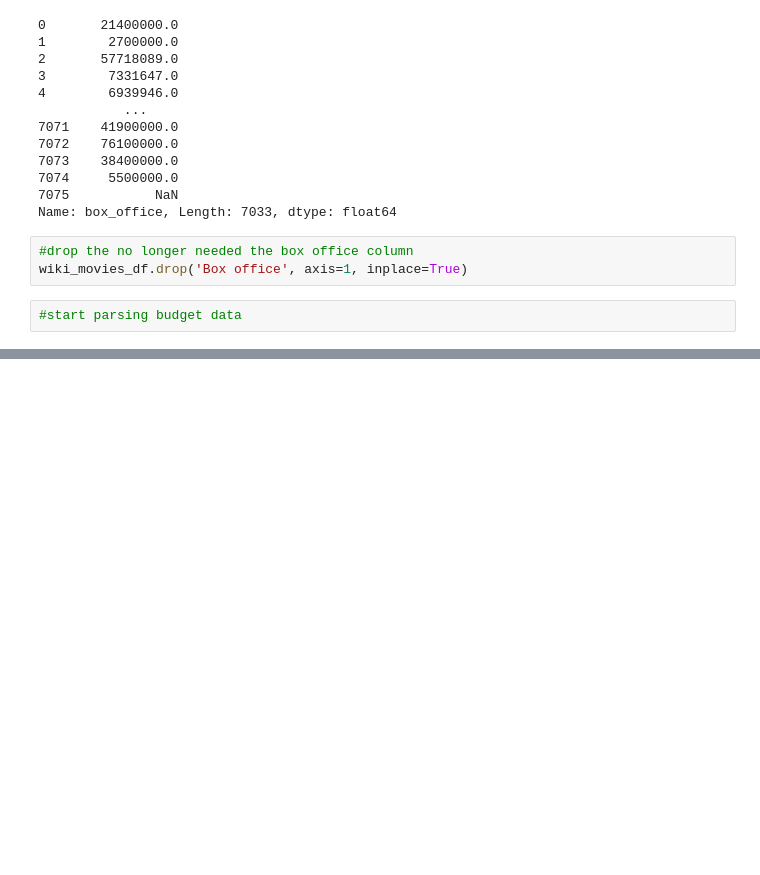
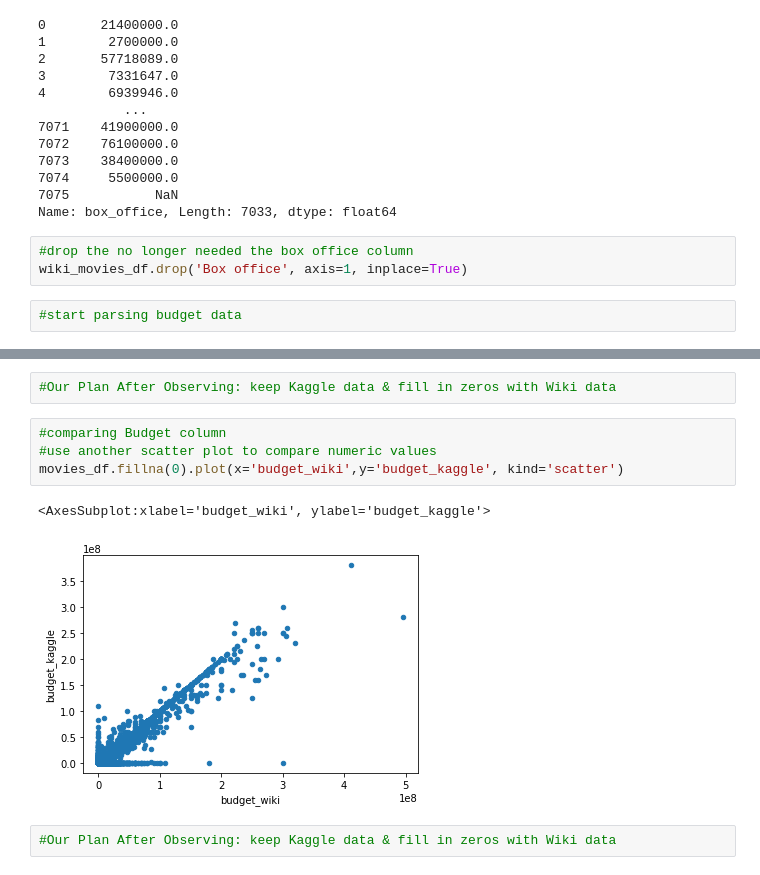
Before and after one commit to byrne6c/Movies-ETL, a Jupyter notebook: Movies-ELT.ipynb, the cells around one changed output, grey strips where cells are left out. Drawn from its saved outputs; the diff is of its cells as text; blank space fills up the shorter version.

```diff
--- a/Movies-ELT.ipynb
+++ b/Movies-ELT.ipynb
@@ -796,0 +865,11 @@ Name: rating, dtype: float64
+# %%
+#Our Plan After Observing: keep Kaggle data & fill in zeros with Wiki data
+# %%
+#comparing Budget column
+#use another scatter plot to compare numeric values
+movies_df.fillna(0).plot(x='budget_wiki',y='budget_kaggle', kind='scatter')
+# %% [output]
+<AxesSubplot:xlabel='budget_wiki', ylabel='budget_kaggle'>
+[figure, added]
+# %%
+#Our Plan After Observing: keep Kaggle data & fill in zeros with Wiki data
```
Also changed, not shown: parts of 86 cells of this notebook.
